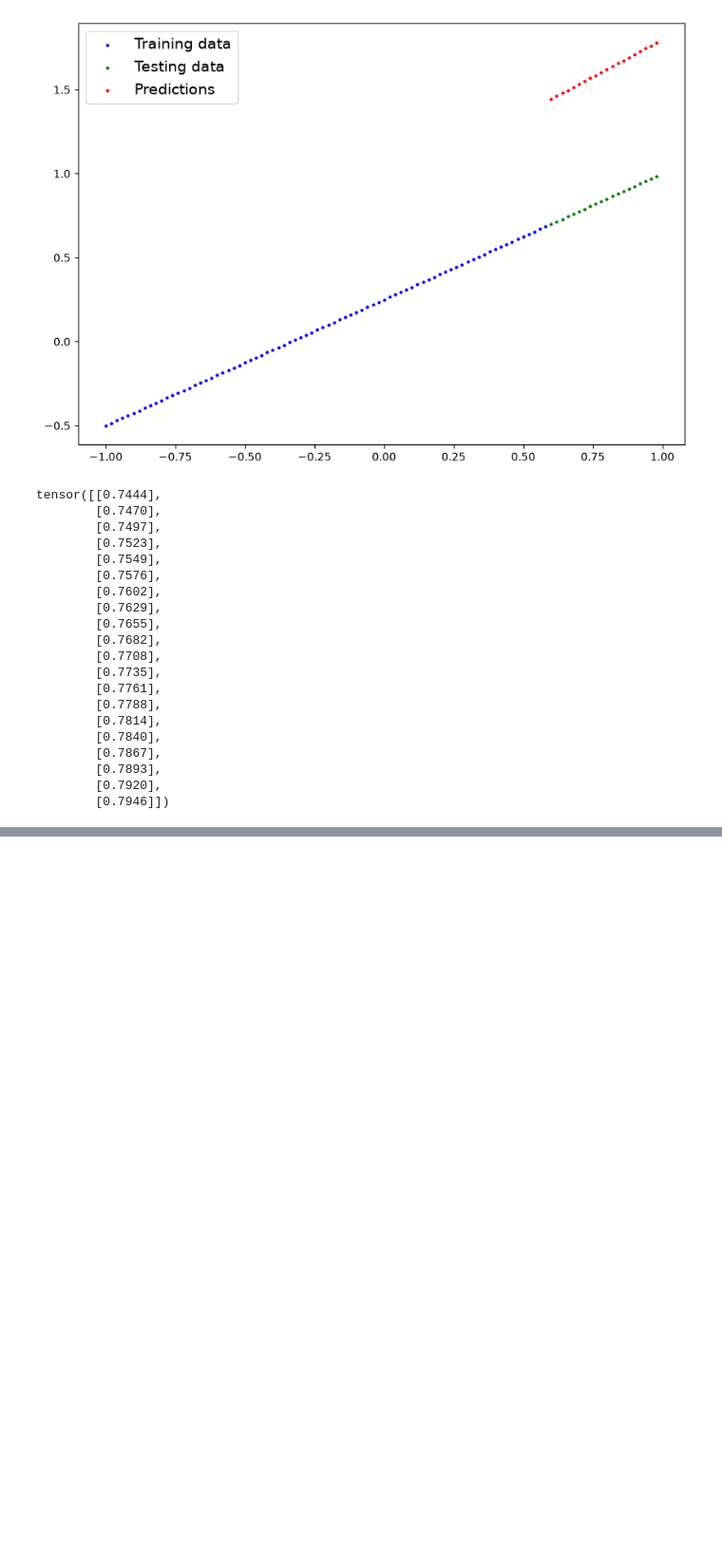
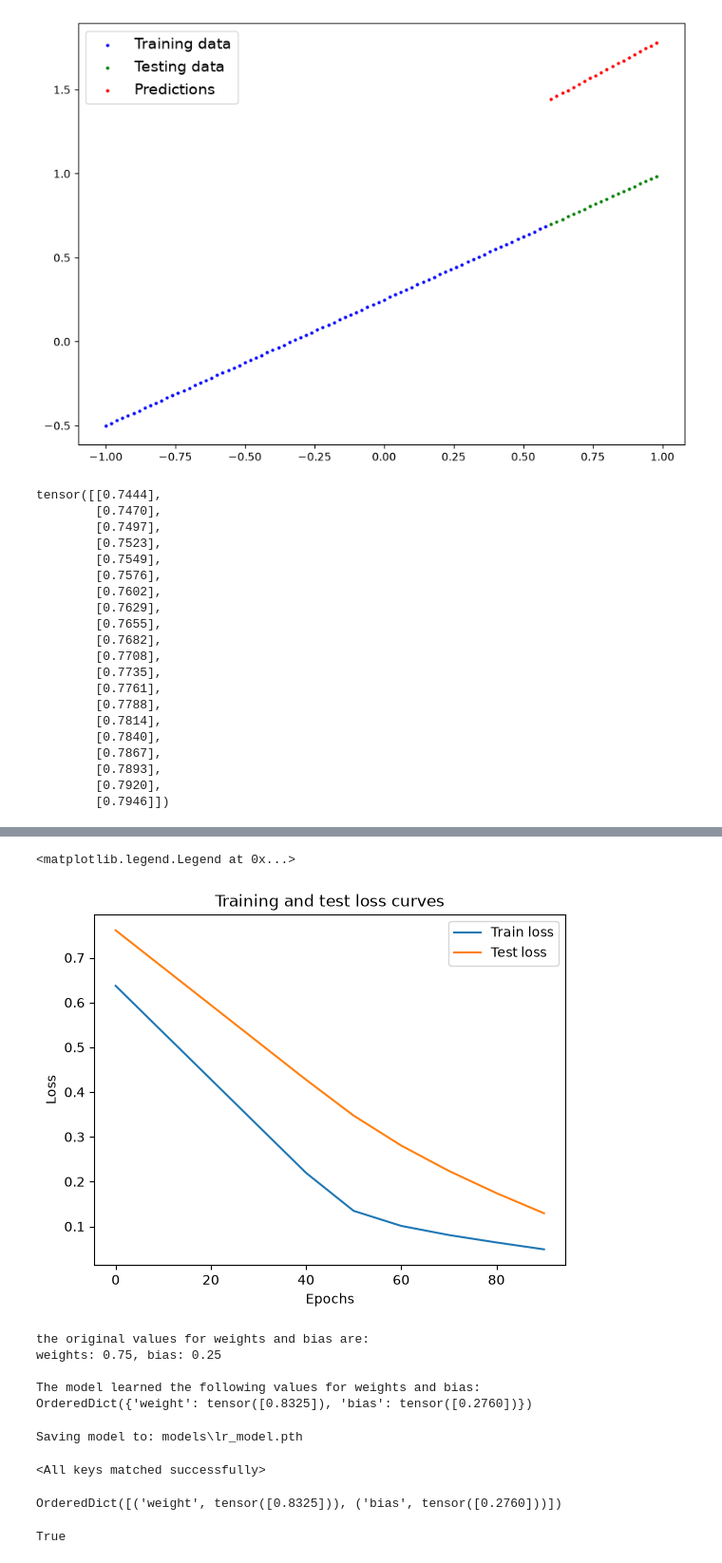
Before and after one commit to keljorden/deepLearning, a Jupyter notebook: torchtest.ipynb, the cells around one changed output, grey strips where cells are left out. Shown at 95% size. Cells and saved outputs as stored; diff of their text form; code cells hidden in the pictures; blank space fills up the shorter version.

Commit message:
saved and loaded our lr models state_dict() [parameters] and used it to make predictions

```diff
--- a/torchtest.ipynb
+++ b/torchtest.ipynb
@@ -733,0 +642,48 @@ epoch:  999     ||      MAE train loss: 0.01100 ||      MAE test loss:  0.04902
+# %%
+plt.plot(epoch_count, train_loss_values, label="Train loss")
+plt.plot(epoch_count, test_loss_values, label="Test loss")
+plt.title("Training and test loss curves")
+plt.ylabel("Loss")
+plt.xlabel("Epochs")
+plt.legend()
+# %% [output]
+<matplotlib.legend.Legend at 0x...>
+[figure, added]
+# %%
+print("the original values for weights and bias are:")
+print(f"weights: {w}, bias: {b}")
+print("\nThe model learned the following values for weights and bias:")
+print(lr_model.state_dict())
+# %% [output]
+the original values for weights and bias are:
+weights: 0.75, bias: 0.25
+
+The model learned the following values for weights and bias:
+OrderedDict({'weight': tensor([0.8325]), 'bias': tensor([0.2760])})
+# %%
+from pathlib import Path
+
+MODEL_PATH = Path("models")
+MODEL_PATH.mkdir(parents=True, exist_ok=True)
+
+MODEL_NAME = "lr_model.pth"
+MODEL_SAVE_PATH = MODEL_PATH / MODEL_NAME
+
+print(f"Saving model to: {MODEL_SAVE_PATH}")
+torch.save(obj = lr_model.state_dict(), f=MODEL_SAVE_PATH)
+# %% [output]
+Saving model to: models\lr_model.pth
+# %%
+loaded_lr_model = LinearRegression()
+
+loaded_lr_model.load_state_dict(torch.load(f = r'models/lr_model.pth'))
+# %% [output]
+<All keys matched successfully>
+# %%
+loaded_lr_model.state_dict()
+# %% [output]
+OrderedDict([('weight', tensor([0.8325])), ('bias', tensor([0.2760]))])
+# %%
+lr_model.state_dict() == loaded_lr_model.state_dict()
+# %% [output]
+True
```
Also changed, not shown: parts of 10 cells of this notebook.
